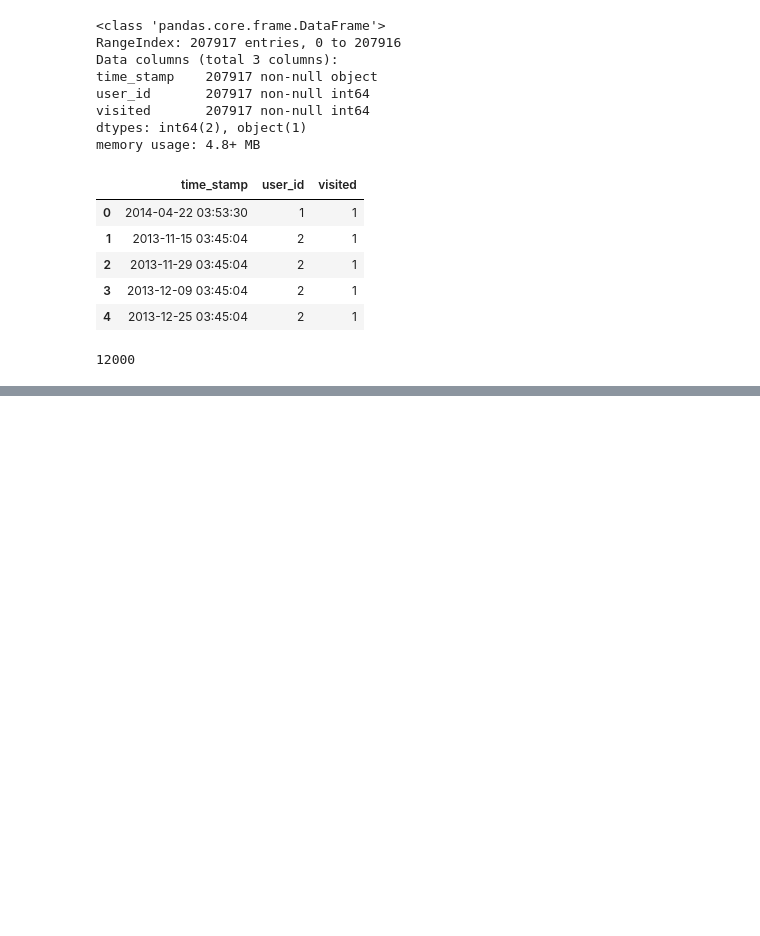
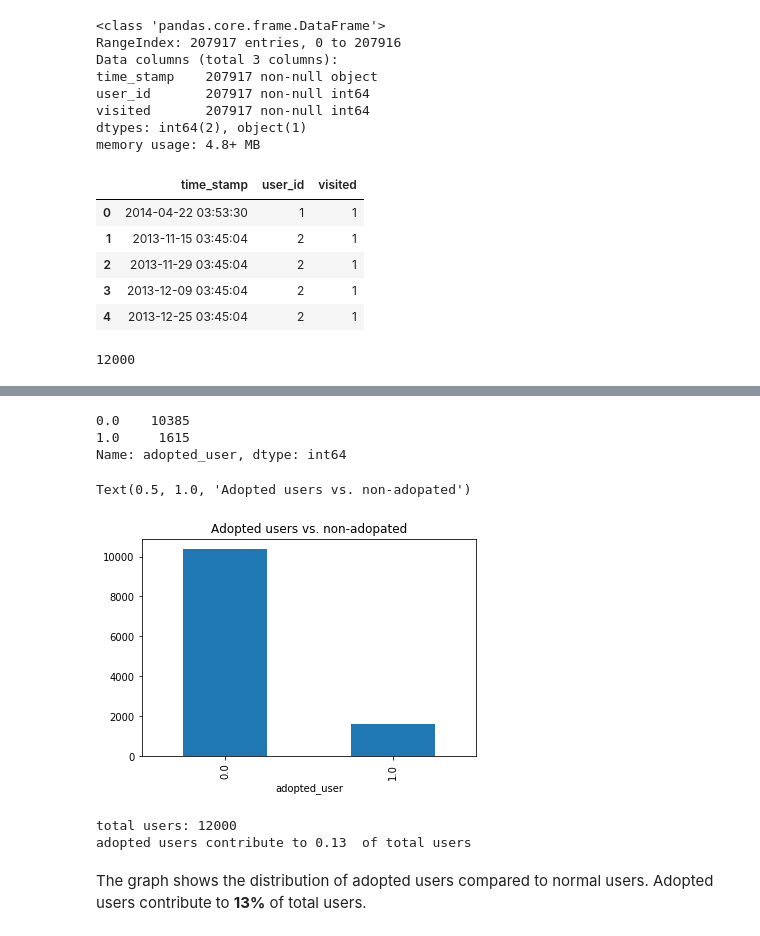
Before and after one commit to mwon3919/take-home-challenges, a Jupyter notebook: relax_challenge/Springboard-Challenge-2.ipynb, the cells around one changed output, grey strips where cells are left out. Drawn from its saved outputs; the diff is of its cells as text; code cells hidden in the pictures; blank space fills up the shorter version.

```diff
--- a/relax_challenge/Springboard-Challenge-2.ipynb
+++ b/relax_challenge/Springboard-Challenge-2.ipynb
@@ -131,3 +132,5 @@ adopted_user_info.head()
 | 2 | 33.0 | 1.0 | 33 | 2014-03-11 06:29:09 | Araujo José | JoseMartinsAraujo@cuvox.de | GUEST_INVITE | ... |
 | 3 | 42.0 | 1.0 | 42 | 2012-11-11 19:05:07 | Pinto Giovanna | GiovannaCunhaPinto@cuvox.de | SIGNUP | ... |
 | 4 | 50.0 | 1.0 | 50 | 2012-06-03 11:02:08 | Oliveira Gabrielly | GabriellyAlmeidaOliveira@gmail.com | GUEST_INVITE | ... |
+# %%
+adopt_merge = adopted_user_info[['adopted_user','object_id']]
@@ -133,0 +155,3 @@ adopted_user_info.head()
+# %%
+#create a dataframe that contains all users including adopted
+users_df = pd.merge(users,adopt_merge,how='left',on=['object_id','object_id'])
@@ -133,0 +167,20 @@ adopted_user_info.head()
+# %%
+users_df['adopted_user'].value_counts()
+# %% [output]
+0.0    10385
+1.0     1615
+Name: adopted_user, dtype: int64
+# %%
+users_df.groupby('adopted_user').size().plot(kind='bar')
+plt.title('Adopted users vs. non-adopated')
+# %% [output]
+Text(0.5, 1.0, 'Adopted users vs. non-adopated')
+[figure, added]
+# %%
+print('total users:',10385+1615)
+print('adopted users contribute to', round(1615/12000,2), ' of total users')
+# %% [output]
+total users: 12000
+adopted users contribute to 0.13  of total users
+# %% [markdown]
+The graph shows the distribution of adopted users compared to normal users. Adopted users contribute to **13%** of total users.
```
Also changed, not shown: parts of 19 cells of this notebook.
